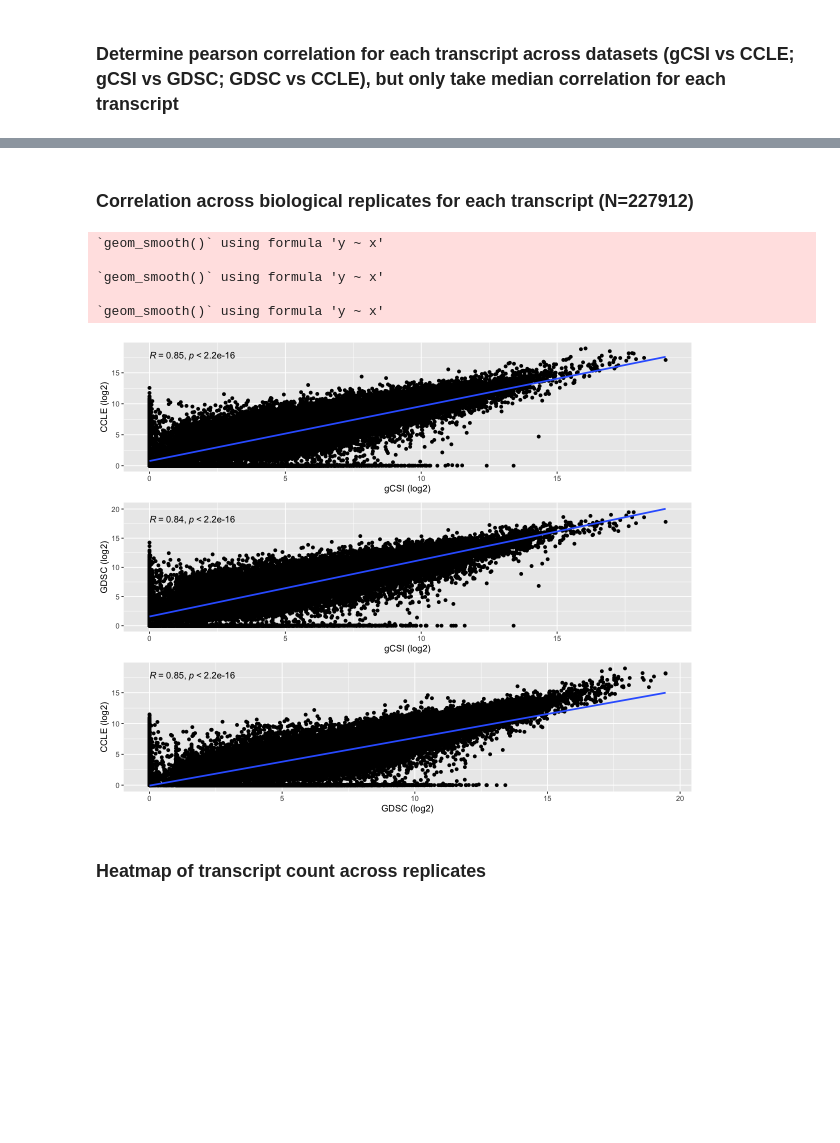
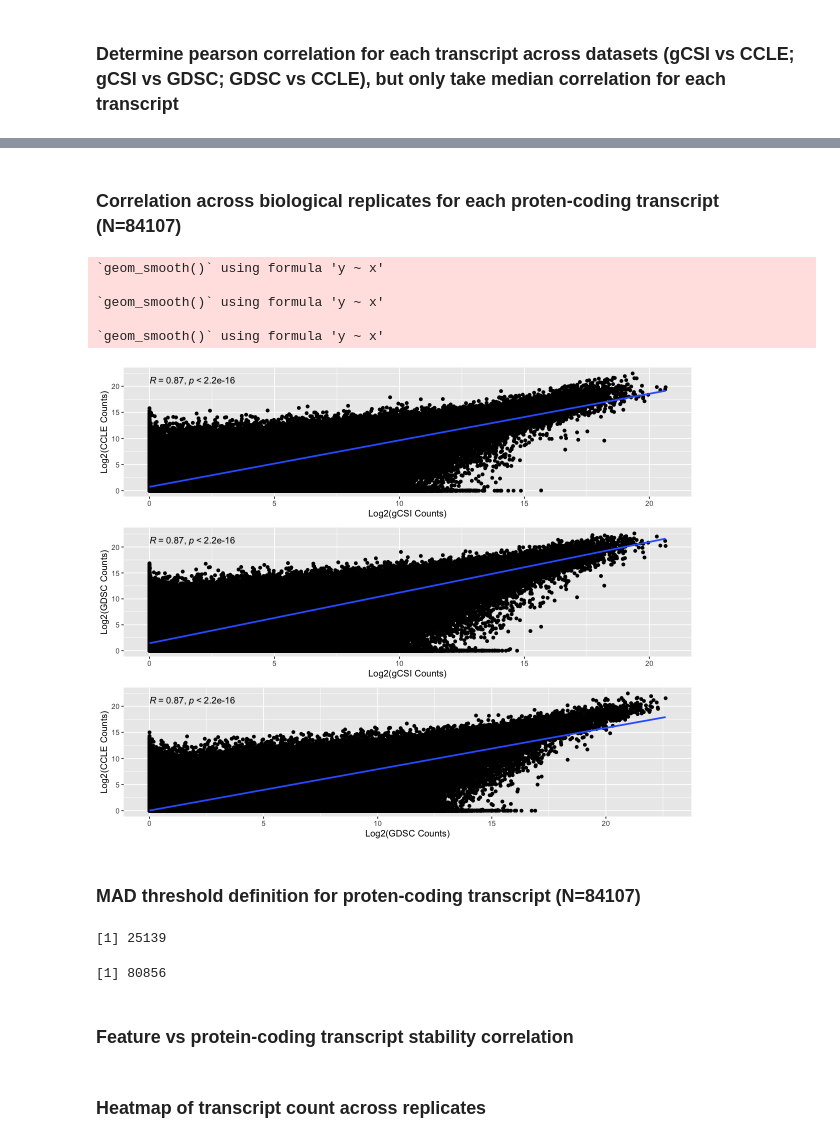
Before and after one commit to anthfm/TranscriptML, a Jupyter notebook: transcript_ML.R.ipynb, the cells around one changed output, grey strips where cells are left out. Saved outputs shown, nothing was run; the diff lists cells and outputs as text; code cells hidden in the pictures; blank space fills up the shorter version.

```diff
--- a/transcript_ML.R.ipynb
+++ b/transcript_ML.R.ipynb
@@ -92,0 +144,3 @@ transcript_stability <- transcript_stability[-which(is.na(transcript_stability$p
+# %%
+protein_transcripts <- gCSI@molecularProfiles$Kallisto_0.46.1.isoforms@elementMetadata$transcript_id[which(gCSI@molecularProfiles$Kallisto_0.46.1.isoforms@elementMetadata$transcript_type == "protein_coding")]
+transcript_stability_p <- transcript_stability[protein_transcripts[which(protein_transcripts %in% rownames(transcript_stability))],]
@@ -93,16 +156,21 @@ transcript_stability <- transcript_stability[-which(is.na(transcript_stability$p
 # %% [markdown]
-### Correlation across biological replicates for each transcript (N=227912)
+### Correlation across biological replicates for each proten-coding transcript (N=84107)
+# %%
+expr_gcsi_p <- gCSI_rna@assays@data$expr[protein_transcripts,]
+expr_ccle_p <- CCLE_rna@assays@data$expr[protein_transcripts,]
+expr_gdsc_p <- GDSC_rna@assays@data$expr[protein_transcripts,]
 # %%
-gcsi_ccle <- qplot(as.vector(t(gCSI_rna@assays@data$expr))[1:100000], y = as.vector(t(CCLE_rna@assays@data$expr))[1:100000], xlab = "gCSI (log2)", ylab = "CCLE (log2)") + geom_smooth(method="lm") + stat_cor(method="pearson")
-gcsi_gdsc <- qplot(as.vector(t(gCSI_rna@assays@data$expr))[1:100000], y = as.vector(t(GDSC_rna@assays@data$expr))[1:100000], xlab = "gCSI (log2)", ylab = "GDSC (log2)") + geom_smooth(method="lm") + stat_cor(method="pearson")
-gdsc_ccle <- qplot(as.vector(t(GDSC_rna@assays@data$expr))[1:100000], y = as.vector(t(CCLE_rna@assays@data$expr))[1:100000], xlab = "GDSC (log2)", ylab = "CCLE (log2)") + geom_smooth(method="lm") + stat_cor(method="pearson")
-#gCSI vs CCLE = 0.7586281, gCSI vs GDSC = 0.7769999, GDSC vs CCLE = 0.7746946
+gcsi_ccle <- qplot(as.vector(t(expr_gcsi_p)), y = as.vector(t(expr_ccle_p)), xlab = "Log2(gCSI Counts)", ylab = "Log2(CCLE Counts)") + geom_smooth(method="lm") + stat_cor(method="pearson")
+gcsi_gdsc <- qplot(as.vector(t(expr_gcsi_p)), y = as.vector(t(expr_gdsc_p)), xlab = "Log2(gCSI Counts)", ylab = "Log2(GDSC Counts)") + geom_smooth(method="lm") + stat_cor(method="pearson")
+gdsc_ccle <- qplot(as.vector(t(expr_gdsc_p)), y = as.vector(t(expr_ccle_p)), xlab = "Log2(GDSC Counts)", ylab = "Log2(CCLE Counts)") + geom_smooth(method="lm") + stat_cor(method="pearson")
 options(repr.plot.width=10, repr.plot.height=8)
 grid.arrange(gcsi_ccle, gcsi_gdsc, gdsc_ccle)
 # %% [output]
 `geom_smooth()` using formula 'y ~ x'
 
 `geom_smooth()` using formula 'y ~ x'
 
 `geom_smooth()` using formula 'y ~ x'
-[figure, old version]
+[figure, new version]
+# %% [markdown]
+### MAD threshold definition for proten-coding transcript (N=84107)
@@ -109,3 +183,10 @@ grid.arrange(gcsi_ccle, gcsi_gdsc, gdsc_ccle)
+# %%
+qplot(as.vector(t(expr_gcsi_p)), y = as.vector(t(expr_ccle_p)), xlab = "Log2(gCSI Counts)", ylab = "Log2(CCLE Counts)") + geom_smooth(method="lm") + stat_cor(method="pearson")
+# %% [output]
+[1] 25139
+[1] 80856
+# %% [markdown]
+### Feature vs protein-coding transcript stability correlation
 # %% [markdown]
 ### Heatmap of transcript count across replicates
 # %%
```
Also changed, not shown: parts of 39 cells of this notebook.
